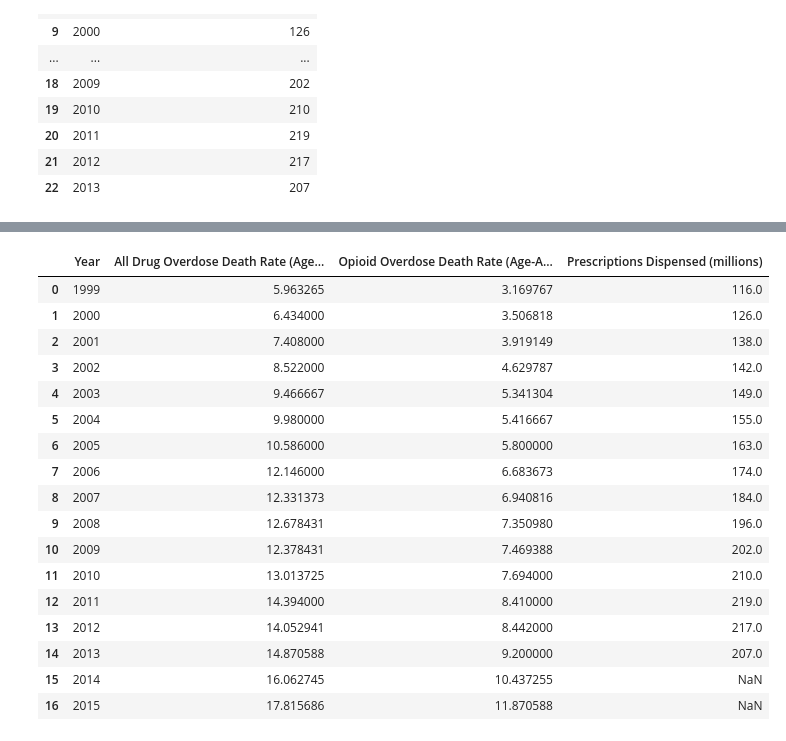
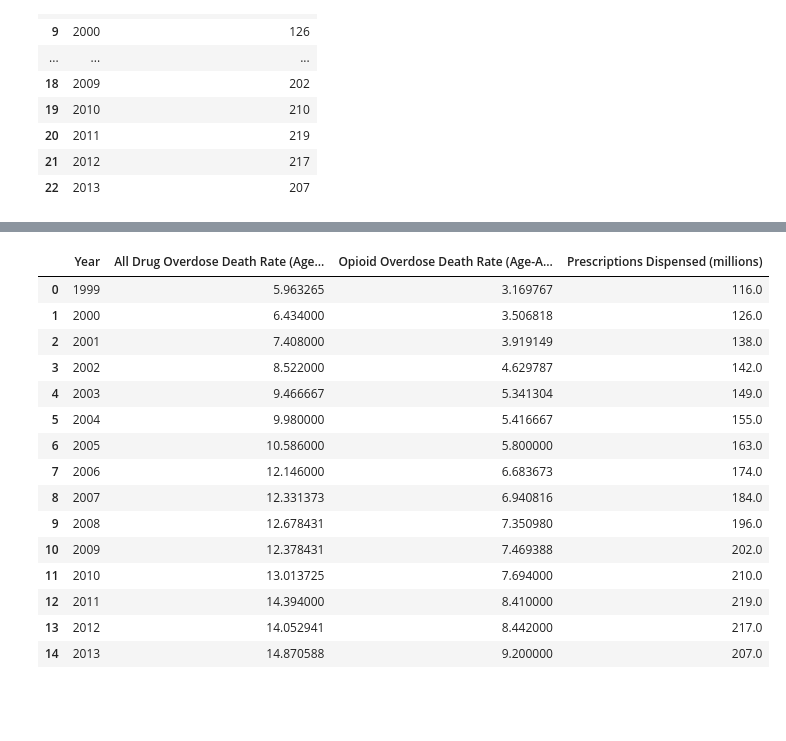
Before and after one commit to Emma-Pang/team_efx_dataproject, a Jupyter notebook: prescription_data/prescriptions_entire_us.ipynb, the cells around one changed output, grey strips where cells are left out. Saved outputs shown, nothing was run; the diff lists cells and outputs as text; code cells hidden in the pictures; blank space fills up the shorter version.

```diff
--- a/prescription_data/prescriptions_entire_us.ipynb
+++ b/prescription_data/prescriptions_entire_us.ipynb
@@ -99,25 +101,24 @@ all_data_df
 # %%
 graph_data = all_data_df[['Year',
                           'All Drug Overdose Death Rate (Age-Adjusted)',
                           'Opioid Overdose Death Rate (Age-Adjusted)', 'Prescriptions Dispensed (millions)']]
+graph_data=graph_data.dropna()
 graph_data
 # %% [output]
 |  | Year | All Drug Overdose Death Rate (Age... | Opioid Overdose Death Rate (Age-A... | Prescriptions Dispensed (millions) |
 | 0 | 1999 | 5.963265 | 3.169767 | 116.0 |
 | 1 | 2000 | 6.434000 | 3.506818 | 126.0 |
 | 2 | 2001 | 7.408000 | 3.919149 | 138.0 |
 | 3 | 2002 | 8.522000 | 4.629787 | 142.0 |
 | 4 | 2003 | 9.466667 | 5.341304 | 149.0 |
 | 5 | 2004 | 9.980000 | 5.416667 | 155.0 |
 | 6 | 2005 | 10.586000 | 5.800000 | 163.0 |
 | 7 | 2006 | 12.146000 | 6.683673 | 174.0 |
 | 8 | 2007 | 12.331373 | 6.940816 | 184.0 |
 | 9 | 2008 | 12.678431 | 7.350980 | 196.0 |
 | 10 | 2009 | 12.378431 | 7.469388 | 202.0 |
 | 11 | 2010 | 13.013725 | 7.694000 | 210.0 |
 | 12 | 2011 | 14.394000 | 8.410000 | 219.0 |
 | 13 | 2012 | 14.052941 | 8.442000 | 217.0 |
 | 14 | 2013 | 14.870588 | 9.200000 | 207.0 |
-| 15 | 2014 | 16.062745 | 10.437255 | NaN |
-| 16 | 2015 | 17.815686 | 11.870588 | NaN |
 # %%
```
Also changed, not shown: parts of 5 cells of this notebook, 1 other file.
